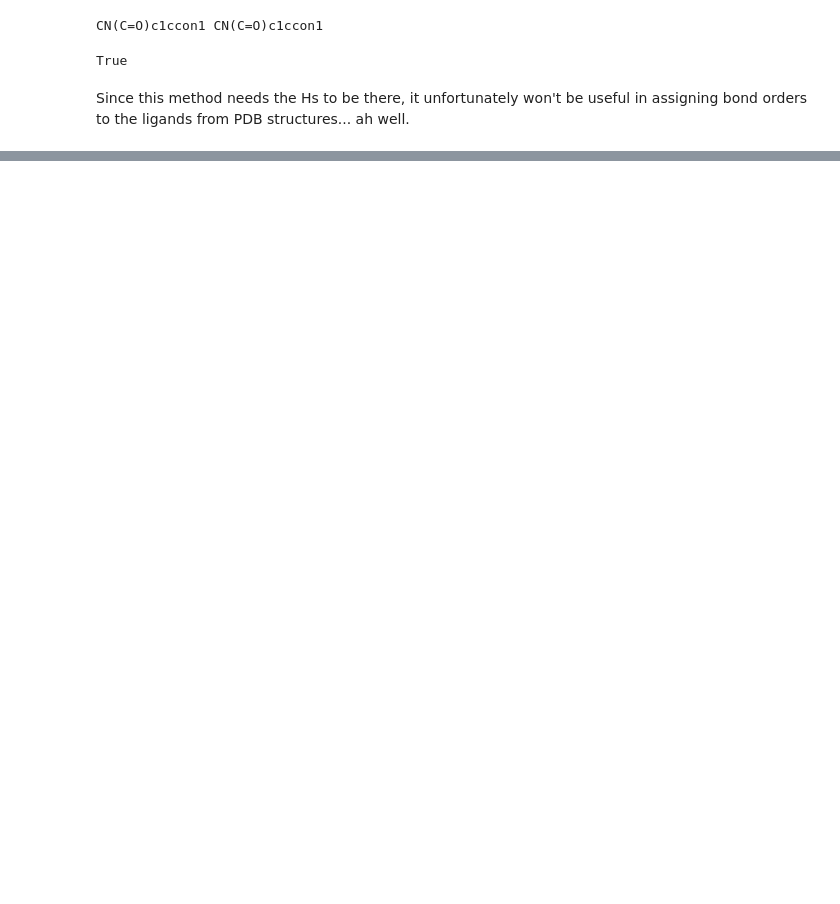
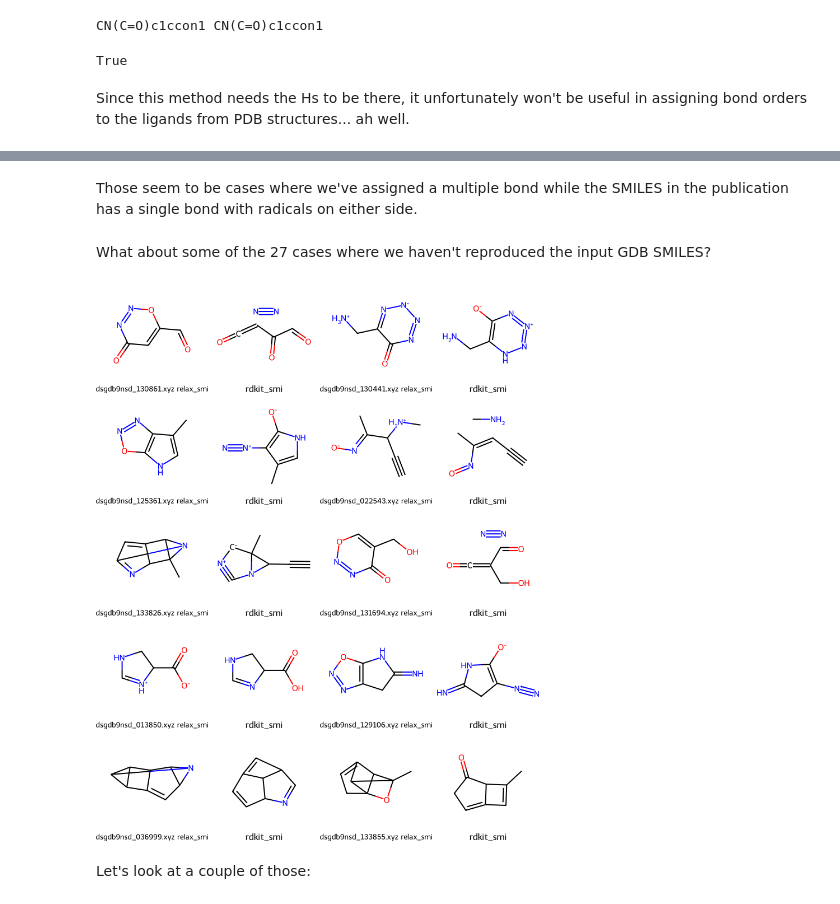
Before and after one commit to greglandrum/rdkit_blog, a Jupyter notebook: notebooks/Introducing rdDetermineBonds.ipynb, the cells around one changed output, grey strips where cells are left out. Drawn from its saved outputs; the diff is of its cells as text; code cells hidden in the pictures; blank space fills up the shorter version.

```diff
--- a/notebooks/Introducing rdDetermineBonds.ipynb
+++ b/notebooks/Introducing rdDetermineBonds.ipynb
@@ -146,0 +279,20 @@ Since this method needs the Hs to be there, it unfortunately won't be useful in
+# %% [markdown]
+Those seem to be cases where we've assigned a multiple bond while the SMILES in the publication has a single bond with radicals on either side.
+# %% [markdown]
+What about some of the 27 cases where we haven't reproduced the input GDB SMILES?
+# %%
+import os
+failmols = []
+nms = []
+for fn,ismi,osmi in gdb_fails:
+    im = Chem.MolFromSmiles(ismi)
+    om = Chem.MolFromSmiles(osmi)
+    failmols.append(im)
+    failmols.append(om)
+    nms.append(f'{os.path.basename(fn)} relax_smi')
+    nms.append('rdkit_smi')
+Draw.MolsToGridImage(failmols[:20],molsPerRow=4,legends=nms)
+# %% [output]
+[figure, added]
+# %% [markdown]
+Let's look at a couple of those:
```
Also changed, not shown: parts of 37 cells of this notebook.
